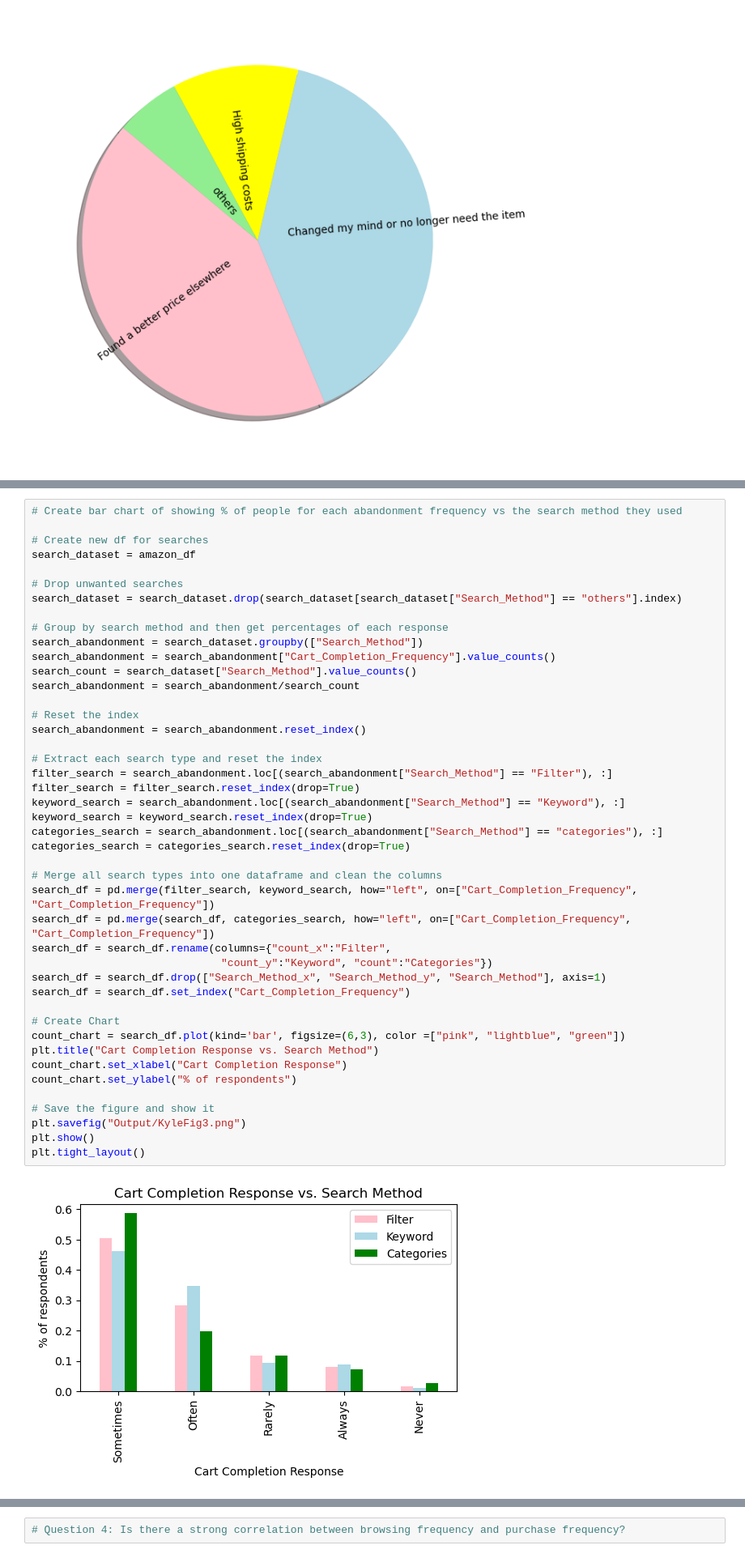
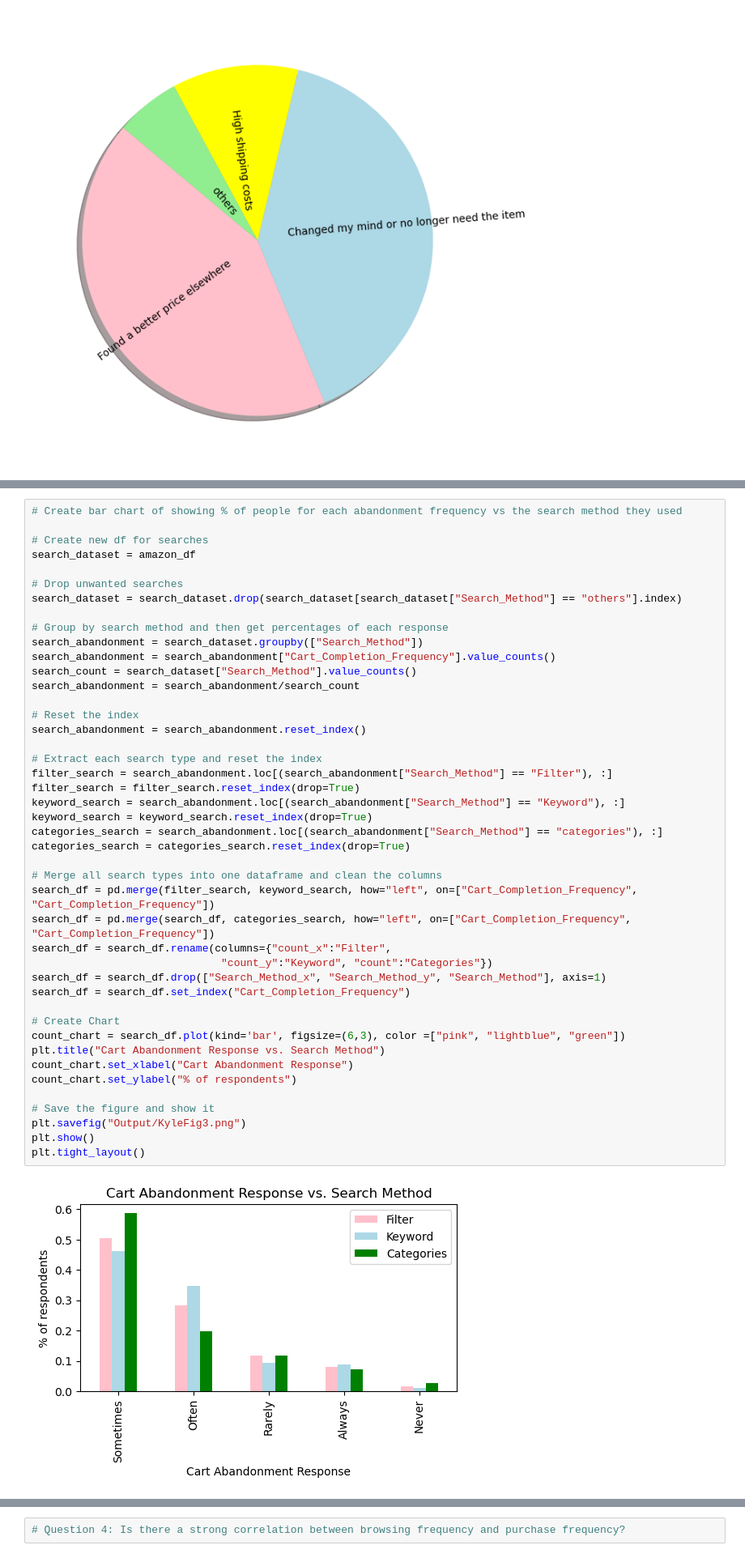
Before and after one commit to bgroble/Project1-G5, a Jupyter notebook: Amazon_Code_Group5 copy.ipynb, the cells around one changed output, grey strips where cells are left out. Shown at 81% size. Saved outputs shown, nothing was run; the diff lists cells and outputs as text.

```diff
--- a/Amazon_Code_Group5 copy.ipynb
+++ b/Amazon_Code_Group5 copy.ipynb
@@ -127,36 +127,36 @@ search_count = search_dataset["Search_Method"].value_counts()
 search_abandonment = search_abandonment/search_count
 
 # Reset the index
 search_abandonment = search_abandonment.reset_index()
 
 # Extract each search type and reset the index
 filter_search = search_abandonment.loc[(search_abandonment["Search_Method"] == "Filter"), :]
 filter_search = filter_search.reset_index(drop=True)
 keyword_search = search_abandonment.loc[(search_abandonment["Search_Method"] == "Keyword"), :]
 keyword_search = keyword_search.reset_index(drop=True)
 categories_search = search_abandonment.loc[(search_abandonment["Search_Method"] == "categories"), :]
 categories_search = categories_search.reset_index(drop=True)
 
 # Merge all search types into one dataframe and clean the columns
 search_df = pd.merge(filter_search, keyword_search, how="left", on=["Cart_Completion_Frequency", "Cart_Completion_Frequency"])
 search_df = pd.merge(search_df, categories_search, how="left", on=["Cart_Completion_Frequency", "Cart_Completion_Frequency"])
 search_df = search_df.rename(columns={"count_x":"Filter",
                               "count_y":"Keyword", "count":"Categories"})
 search_df = search_df.drop(["Search_Method_x", "Search_Method_y", "Search_Method"], axis=1)
 search_df = search_df.set_index("Cart_Completion_Frequency")
 
 # Create Chart
 count_chart = search_df.plot(kind='bar', figsize=(6,3), color =["pink", "lightblue", "green"])
-plt.title("Cart Completion Response vs. Search Method")
-count_chart.set_xlabel("Cart Completion Response")
+plt.title("Cart Abandonment Response vs. Search Method")
+count_chart.set_xlabel("Cart Abandonment Response")
 count_chart.set_ylabel("% of respondents")
 
 # Save the figure and show it
 plt.savefig("Output/KyleFig3.png")
 plt.show()
 plt.tight_layout()
 # %% [output]
-[figure, old version]
+[figure, new version]
 <Figure size 640x480 with 0 Axes>
 # %%
 # Question 3: Review question – Eileen. Which type of consumer leaves the most reviews? The least?
```
Also changed, not shown: parts of 1 cell of this notebook, 2 other files.
